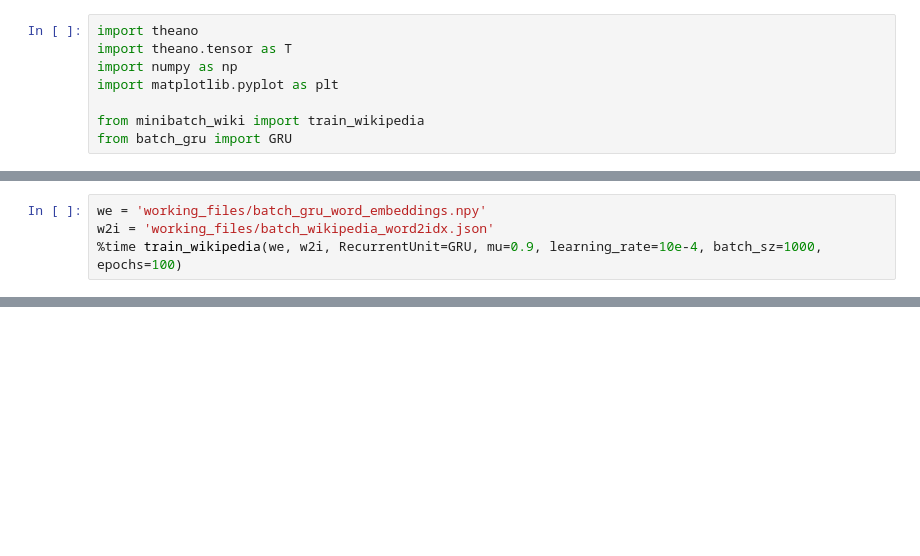
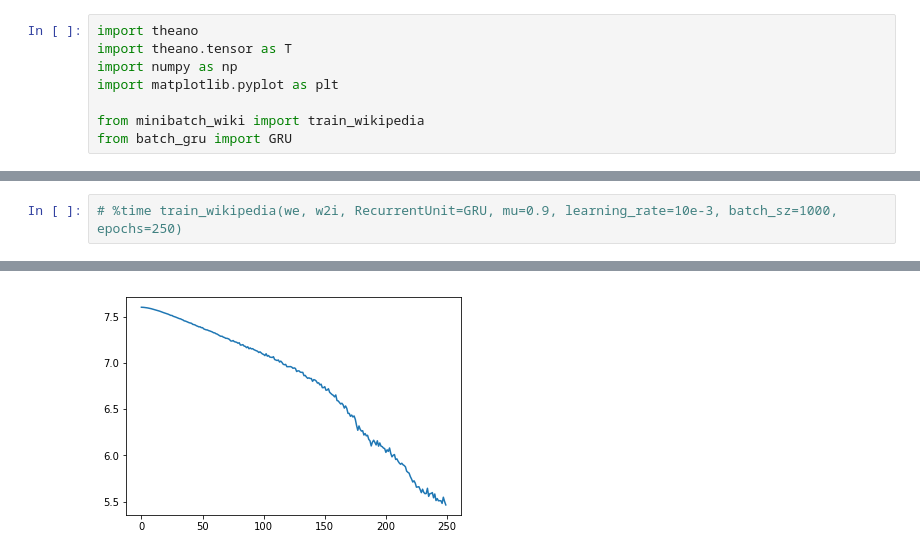
Before and after one commit to lambdaofgod/machine_learning_examples, a Jupyter notebook: rnn_class/Batch.ipynb, the cells around one changed output, grey strips where cells are left out. Drawn from its saved outputs; the diff is of its cells as text; blank space fills up the shorter version.

```diff
--- a/rnn_class/Batch.ipynb
+++ b/rnn_class/Batch.ipynb
@@ -34,5 +58,3 @@ Wall time: 10min 18s
 # %%
-we = 'working_files/batch_gru_word_embeddings.npy'
-w2i = 'working_files/batch_wikipedia_word2idx.json'
-%time train_wikipedia(we, w2i, RecurrentUnit=GRU, mu=0.9, learning_rate=10e-4, batch_sz=1000, epochs=100)
+# %time train_wikipedia(we, w2i, RecurrentUnit=GRU, mu=0.9, learning_rate=10e-3, batch_sz=1000, epochs=250)
 # %% [output]
@@ -55,0 +78 @@ i: 9 cost: 7.59930444132 correct rate: 0.21469676848162905 time for epoch: 0:00:
+[figure, added]
```
Also changed, not shown: parts of 3 cells of this notebook, 30 other files.
